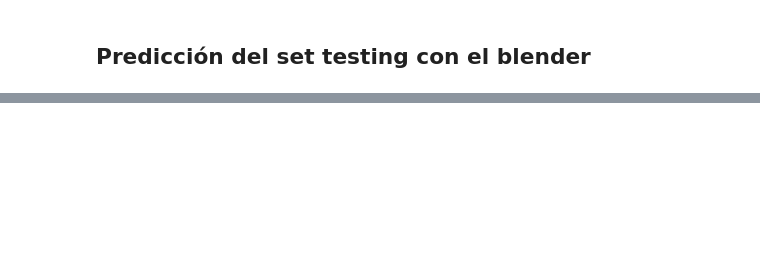
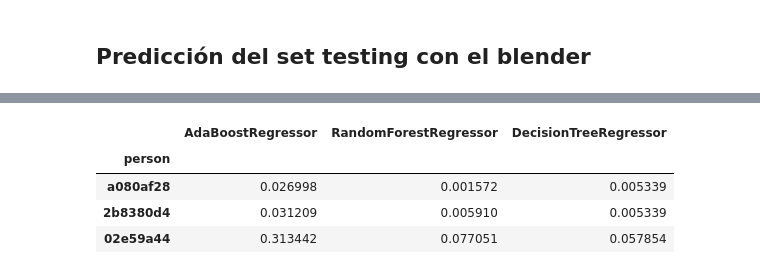
Before and after one commit to seblaz/7506-datos-tp2, a Jupyter notebook: Ensambles/Blending.ipynb, the cells around one changed output, grey strips where cells are left out. Saved outputs shown, nothing was run; the diff lists cells and outputs as text; code cells hidden in the pictures; blank space fills up the shorter version.

Commit message:
Super blending

```diff
--- a/Ensambles/Blending.ipynb
+++ b/Ensambles/Blending.ipynb
@@ -195,0 +224,4 @@ predicted.columns = ['label']
+# %%
+super_train = train.append(testing)
+super_train_target = train_target.append(testing_target['label'])
+assert(super_train.shape[0] == super_train_target.shape[0])
@@ -195,0 +230,5 @@ predicted.columns = ['label']
+# %%
+# ya no puedo usar stratify porque en super_train_target tengo 0, 1 y probabilidades
+super_train_90, super_train_10, super_train_90_target, super_train_10_target = train_test_split(super_train, super_train_target, test_size=0.1)
+assert(super_train_90.shape[0] == super_train_90_target.shape[0])
+assert(super_train_10.shape[0] == super_train_10_target.shape[0])
@@ -195,0 +241,9 @@ predicted.columns = ['label']
+# %%
+super_train_10_with_base_predictions = super_train_10.copy()
+for predictor in base_predictors:
+    super_train_10_with_base_predictions[predictor.__class__.__name__] = np.nan
+# %%
+%%time
+for predictor in base_predictors:
+    predictor.fit(super_train_90, super_train_90_target) # train
+    super_train_10_with_base_predictions[predictor.__class__.__name__] = predictor.predict(super_train_10) # predict
@@ -195,0 +257,9 @@ predicted.columns = ['label']
+# %%
+super_blend_train = super_train_10_with_base_predictions[[predictor.__class__.__name__ for predictor in base_predictors]]
+super_blend_train.head(3)
+# %% [output]
+|  | AdaBoostRegressor | RandomForestRegressor | DecisionTreeRegressor |
+| person |  |  |  |
+| a080af28 | 0.026998 | 0.001572 | 0.005339 |
+| 2b8380d4 | 0.031209 | 0.005910 | 0.005339 |
+| 02e59a44 | 0.313442 | 0.077051 | 0.057854 |
```
Also changed, not shown: parts of 29 cells of this notebook.
